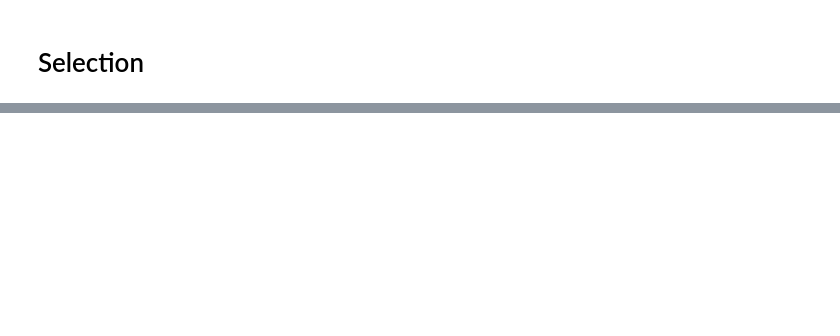
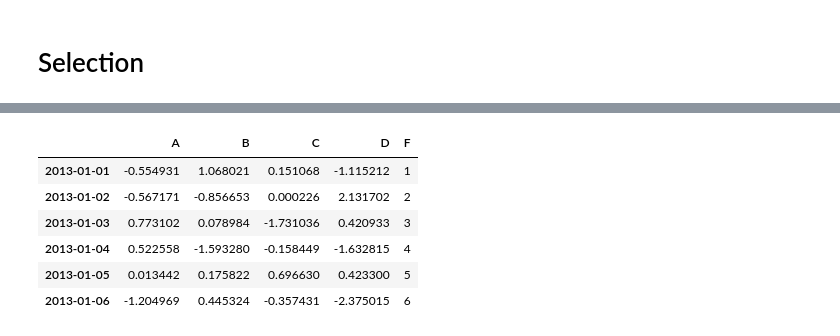
Before and after one commit to tree698/Data-Analysis, a Jupyter notebook: 10 minutes to Pandas.ipynb, the cells around one changed output, grey strips where cells are left out. Saved outputs shown, nothing was run; the diff lists cells and outputs as text; code cells hidden in the pictures; blank space fills up the shorter version.

```diff
--- a/10 minutes to Pandas.ipynb
+++ b/10 minutes to Pandas.ipynb
@@ -313,0 +398,3 @@ df2[df2["E"].isin(["two", "four"])]
+# %%
+s1 = pd.Series([1,2,3,4,5,6], index=pd.date_range("20130101", periods=6))
+s1
@@ -313,0 +409,11 @@ df2[df2["E"].isin(["two", "four"])]
+# %%
+df["F"] = s1
+df
+# %% [output]
+|  | A | B | C | D | F |
+| 2013-01-01 | -0.554931 | 1.068021 | 0.151068 | -1.115212 | 1 |
+| 2013-01-02 | -0.567171 | -0.856653 | 0.000226 | 2.131702 | 2 |
+| 2013-01-03 | 0.773102 | 0.078984 | -1.731036 | 0.420933 | 3 |
+| 2013-01-04 | 0.522558 | -1.593280 | -0.158449 | -1.632815 | 4 |
+| 2013-01-05 | 0.013442 | 0.175822 | 0.696630 | 0.423300 | 5 |
+| 2013-01-06 | -1.204969 | 0.445324 | -0.357431 | -2.375015 | 6 |
```
Also changed, not shown: parts of 104 cells of this notebook.
